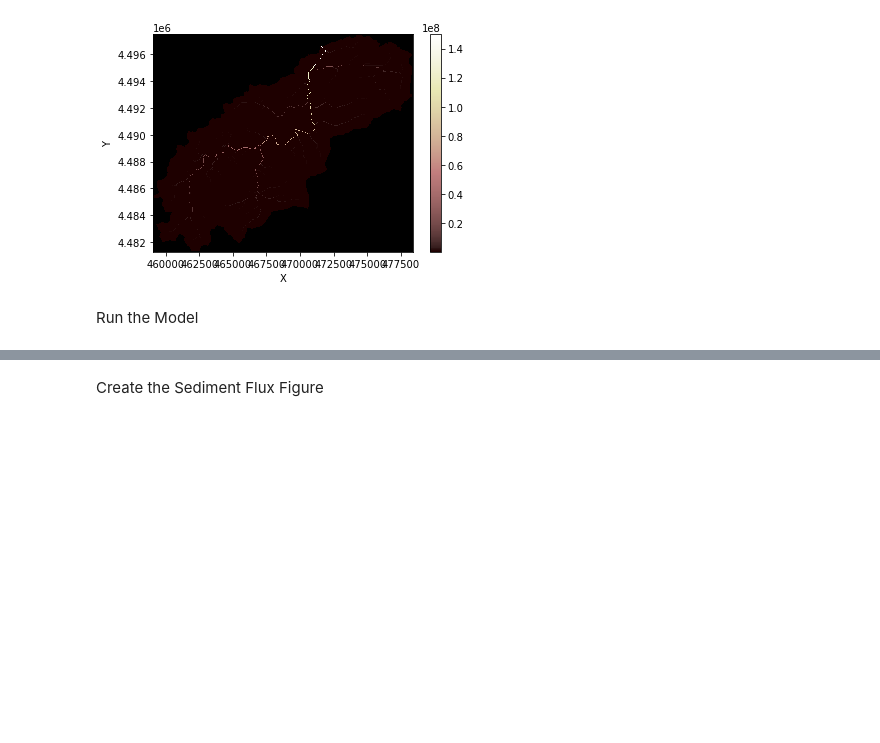
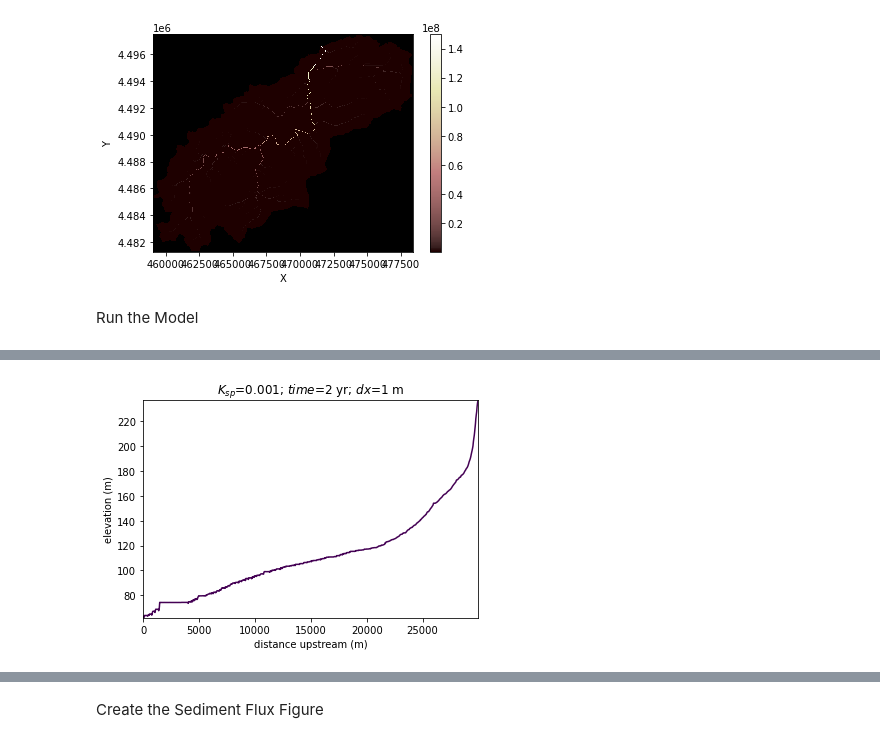
Before and after one commit to gsb223/landlabwork, a Jupyter notebook: testing_code/spaceModel.ipynb, the cells around one changed output, grey strips where cells are left out. Saved outputs shown, nothing was run; the diff lists cells and outputs as text; code cells hidden in the pictures; blank space fills up the shorter version.

Commit message:
added plots to space

```diff
--- a/testing_code/spaceModel.ipynb
+++ b/testing_code/spaceModel.ipynb
@@ -161,0 +174,15 @@ while elapsed_time < run_time: #time units of years
+# %%
+prf = ChannelProfiler(mg,
+                      number_of_watersheds=1,
+                      main_channel_only=True,
+                      minimum_channel_threshold=node_spacing**2)
+
+prf.run_one_step()
+# %%
+plt.figure(1)
+title_text = f"$K_{{sp}}$={.001}; $time$={elapsed_time} yr; $dx$={timestep} m"
+prf.plot_profiles(xlabel='distance upstream (m)',
+                  ylabel='elevation (m)',
+                  title=title_text)
+# %% [output]
+[figure, added]
```
Also changed, not shown: parts of 11 cells of this notebook, 1 other file.
